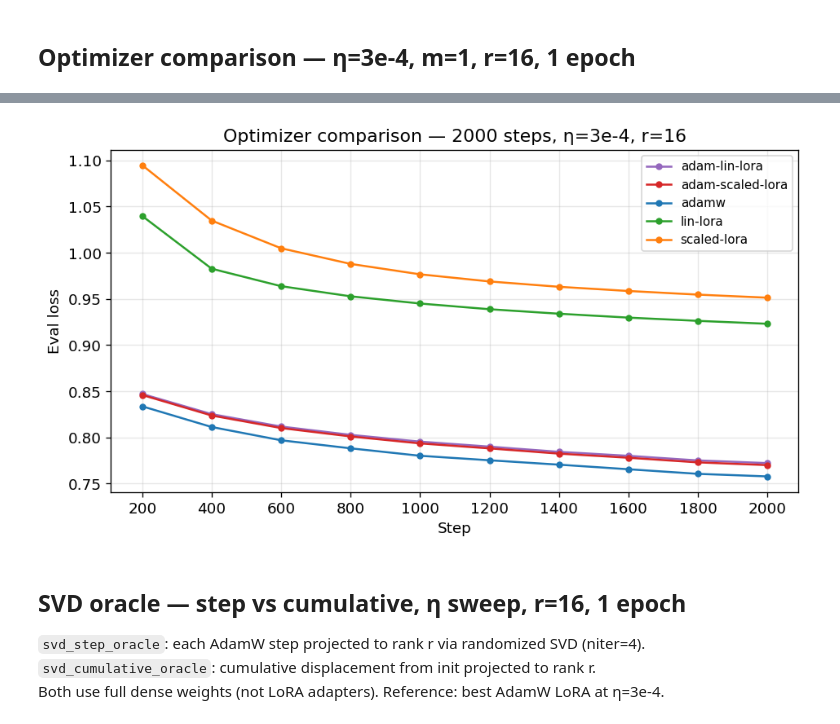
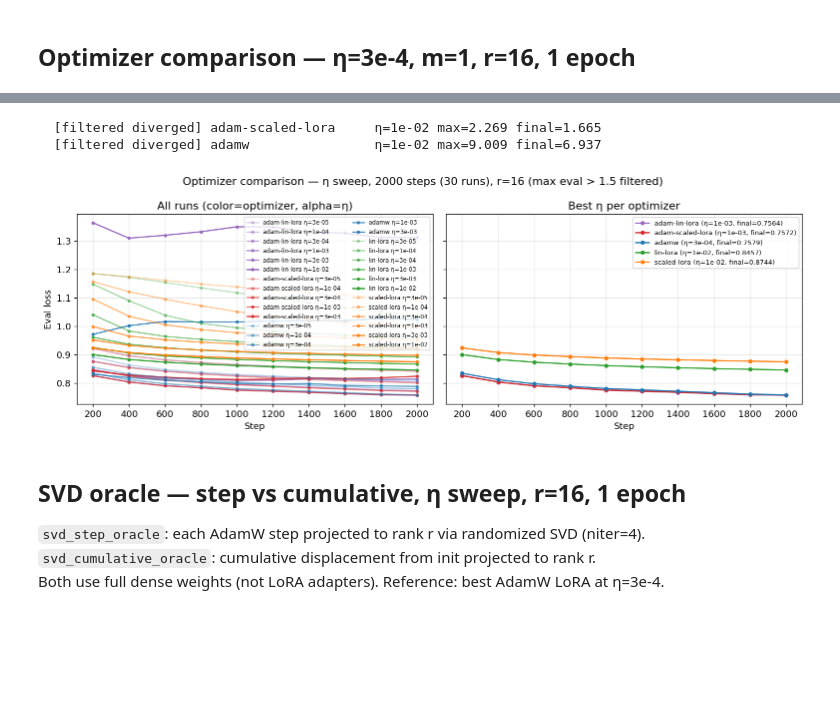
Before and after one commit to nikhilgsh/lora-optimizers, a Jupyter notebook: notebooks/sweep_analysis.ipynb, the cells around one changed output, grey strips where cells are left out. Cells and saved outputs as stored; diff of their text form; code cells hidden in the pictures; blank space fills up the shorter version.

```diff
--- a/notebooks/sweep_analysis.ipynb
+++ b/notebooks/sweep_analysis.ipynb
@@ -136,23 +189,68 @@ Loaded 5 runs (2000 steps)
 # %%
-fig, ax = plt.subplots(figsize=(8, 4.5))
+DIVERGE_THRESHOLD_OC = 1.5
 
-for cfg, evs in sorted(oc_runs, key=lambda x: x[0]["optimizer"]):
-    opt = cfg["optimizer"]
+
+def _max_loss(evs):
+    return max(e["eval_loss"] for e in evs)
+
+
+# Filter on max-loss-anywhere — a transient spike still pollutes the y-axis.
+oc_keep = [(c, e) for c, e in oc_runs if _max_loss(e) < DIVERGE_THRESHOLD_OC]
+oc_drop = [(c, e) for c, e in oc_runs if _max_loss(e) >= DIVERGE_THRESHOLD_OC]
+for cfg, evs in sorted(oc_drop, key=lambda x: (x[0]["optimizer"], x[0]["lr"])):
+    print(f"  [filtered diverged] {cfg['optimizer']:20s} η={cfg['lr']:.0e} "
+          f"max={_max_loss(evs):.3f} final={evs[-1]['eval_loss']:.3f}")
+
+LRS = sorted({cfg["lr"] for cfg, _ in oc_keep})
+lr_alphas = {lr: 0.3 + 0.7 * i / max(len(LRS) - 1, 1) for i, lr in enumerate(LRS)}
+
+fig, axes = plt.subplots(1, 2, figsize=(13, 4.5), sharey=True)
+
+# Left: all runs (color=optimizer, alpha=η)
+ax = axes[0]
+for cfg, evs in sorted(oc_keep, key=lambda x: (x[0]["optimizer"], x[0]["lr"])):
+    opt, lr = cfg["optimizer"], cfg["lr"]
     steps = [e["step"] for e in evs]
     losses = [e["eval_loss"] for e in evs]
-    ax.plot(steps, losses, color=OPTIM_COLORS.get(opt, "grey"),
-            marker="o", markersize=4, label=opt)
+    ax.plot(steps, losses,
+            color=OPTIM_COLORS.get(opt, "grey"),
+            alpha=lr_alphas[lr],
+            marker="o", markersize=3,
+            label=f"{opt} η={lr:.0e}")
+ax.set_xlabel("Step"); ax.set_ylabel("Eval loss")
+ax.grid(True, alpha=0.3)
+ax.xaxis.set_major_locator(ticker.MultipleLocator(200))
+ax.set_title("All runs (color=optimizer, alpha=η)")
+ax.legend(ncol=2, fontsize=7, loc="upper right")
 
+# Right: best η per optimizer
+ax = axes[1]
+best_per_opt = {}
+for cfg, evs in oc_keep:
+    opt = cfg["optimizer"]
+    fl = evs[-1]["eval_loss"]
+    if opt not in best_per_opt or fl < best_per_opt[opt][2]:
+        best_per_opt[opt] = (cfg, evs, fl)
+for opt, (cfg, evs, fl) in sorted(best_per_opt.items()):
+    steps = [e["step"] for e in evs]
+    losses = [e["eval_loss"] for e in evs]
+    ax.plot(steps, losses,
+            color=OPTIM_COLORS.get(opt, "grey"),
+            marker="o", markersize=4,
+            label=f"{opt} (η={cfg['lr']:.0e}, final={fl:.4f})")
 ax.set_xlabel("Step")
-ax.set_ylabel("Eval loss")
-ax.legend(fontsize=9)
 ax.grid(True, alpha=0.3)
-ax.xaxis.set_major_locator(ticker.MultipleLocator(200 if oc_label.startswith("2000") else 100))
-ax.set_title(f"Optimizer comparison — {oc_label}, η=3e-4, r=16")
+ax.xaxis.set_major_locator(ticker.MultipleLocator(200))
+ax.set_title("Best η per optimizer")
+ax.legend(fontsize=8)
+
+fig.suptitle(f"Optimizer comparison — {oc_label}, r=16 (max eval > {DIVERGE_THRESHOLD_OC} filtered)")
 fig.tight_layout()
 plt.show()
 # %% [output]
+  [filtered diverged] adam-scaled-lora     η=1e-02 max=2.269 final=1.665
+  [filtered diverged] adamw                η=1e-02 max=9.009 final=6.937
-[figure, old version]
+[figure, new version]
 # %% [markdown]
 ## SVD oracle — step vs cumulative, η sweep, r=16, 1 epoch
 
```
Also changed, not shown: parts of 9 cells of this notebook, 2 other files.
